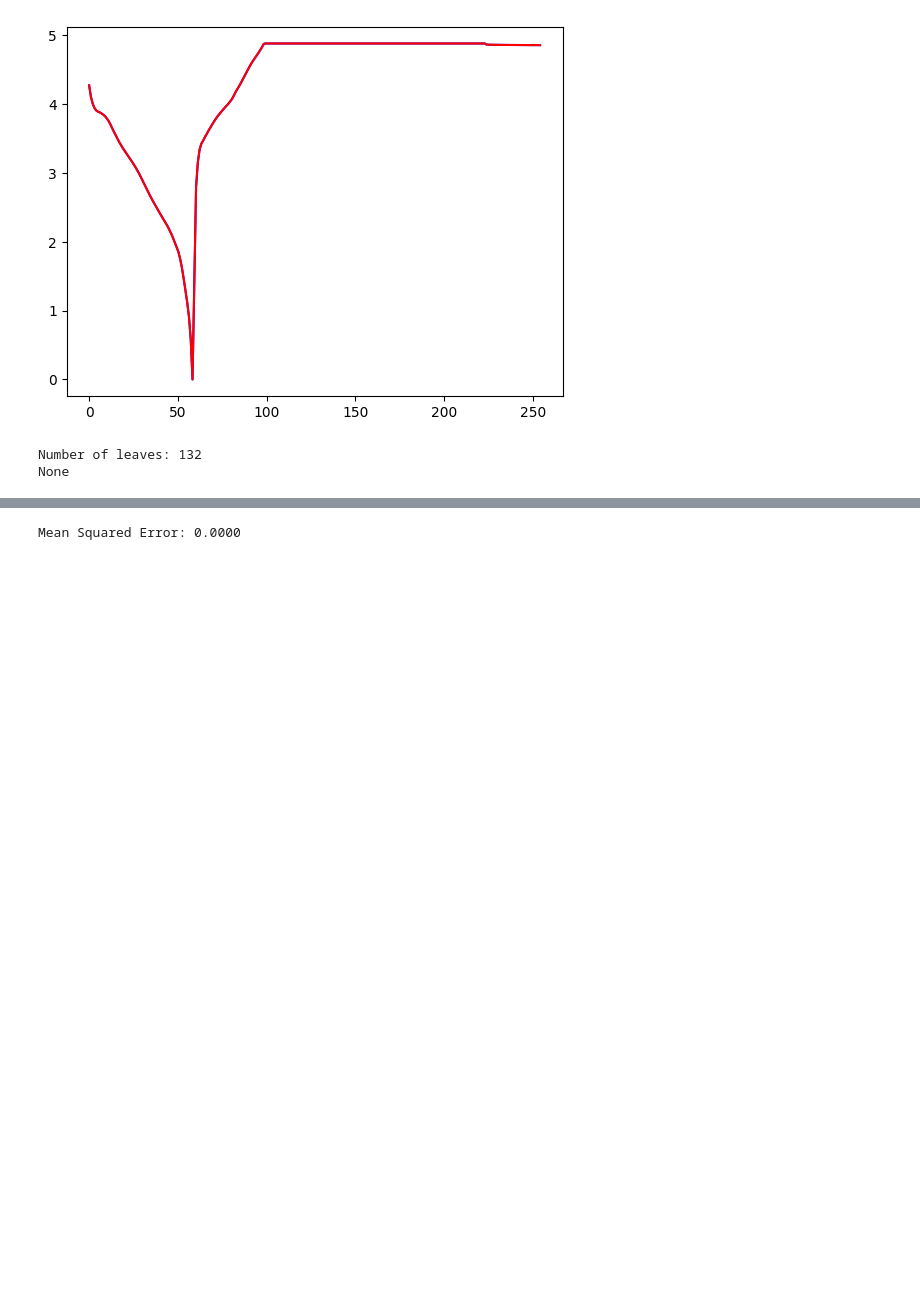
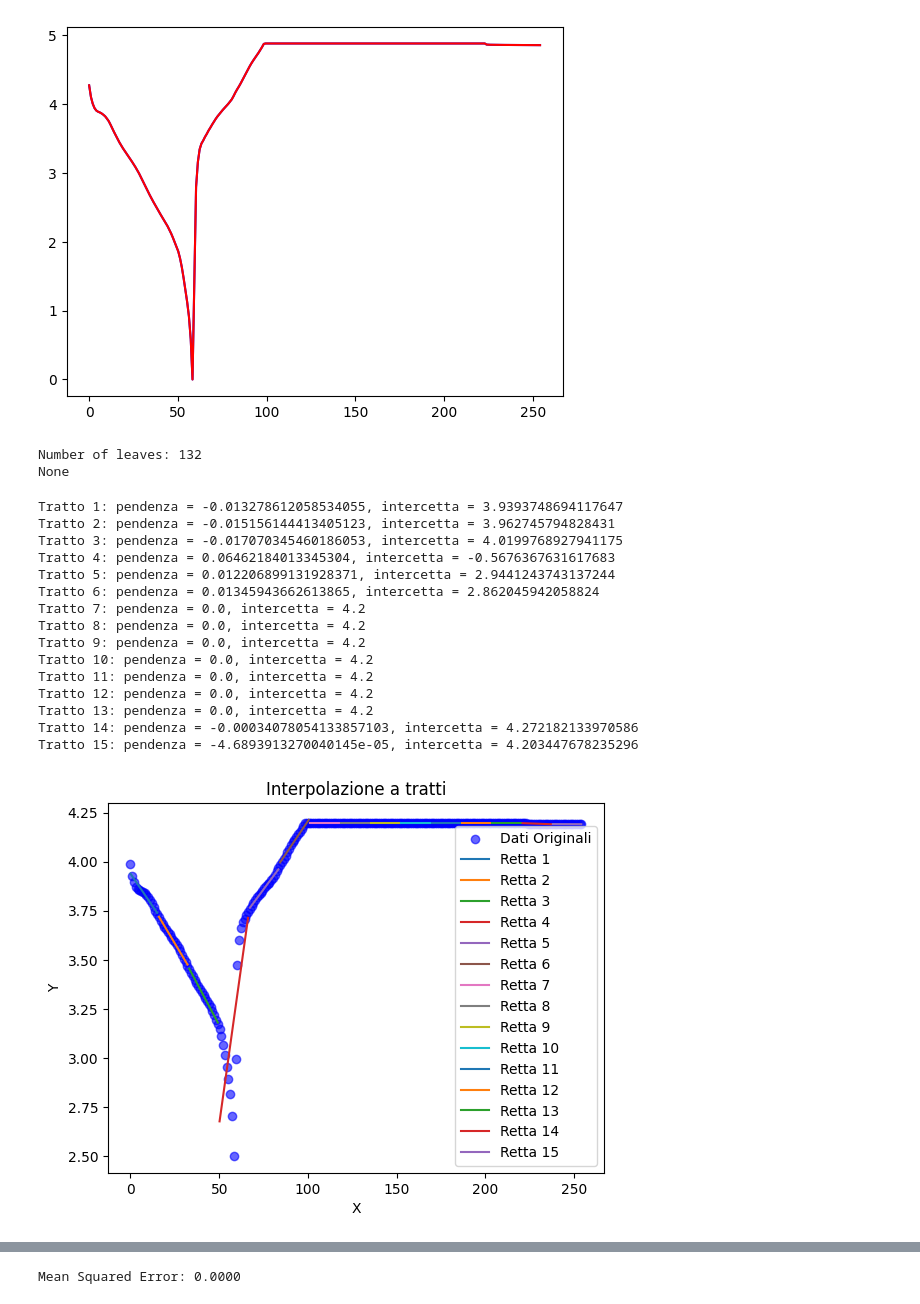
Before and after one commit to frekkoz3/EESTEC-HACKATHON-2025, a Jupyter notebook: curve_representation.ipynb, the cells around one changed output, grey strips where cells are left out. Drawn from its saved outputs; the diff is of its cells as text; code cells hidden in the pictures; blank space fills up the shorter version.

```diff
--- a/curve_representation.ipynb
+++ b/curve_representation.ipynb
@@ -211,6 +211,32 @@ for i, voltage_h in enumerate(voltages_history):
     y = voltage
     x = np.linspace(0, len(y), len(y)).reshape(-1, 1)
     curve_embeeding.append(embeed(interpolate_on_segments(x, y, N), i))
+# %%
+N = 15
+for i, voltage_h in enumerate(voltages_history[:1]):
+    voltage_h_no_chars = voltage_h.replace("[", "")
+    voltage_h_no_chars = voltage_h_no_chars.replace("]", "")
+    voltage = np.array([float(v.strip()) for v in voltage_h_no_chars.split()])
+    y = voltage
+    x = np.linspace(0, len(y), len(y)).reshape(-1, 1)
+    show_interpolations(x, y, N)
+# %% [output]
+Tratto 1: pendenza = -0.013278612058534055, intercetta = 3.9393748694117647
+Tratto 2: pendenza = -0.015156144413405123, intercetta = 3.962745794828431
+Tratto 3: pendenza = -0.017070345460186053, intercetta = 4.0199768927941175
+Tratto 4: pendenza = 0.06462184013345304, intercetta = -0.5676367631617683
+Tratto 5: pendenza = 0.012206899131928371, intercetta = 2.9441243743137244
+Tratto 6: pendenza = 0.01345943662613865, intercetta = 2.862045942058824
+Tratto 7: pendenza = 0.0, intercetta = 4.2
+Tratto 8: pendenza = 0.0, intercetta = 4.2
+Tratto 9: pendenza = 0.0, intercetta = 4.2
+Tratto 10: pendenza = 0.0, intercetta = 4.2
+Tratto 11: pendenza = 0.0, intercetta = 4.2
+Tratto 12: pendenza = 0.0, intercetta = 4.2
+Tratto 13: pendenza = 0.0, intercetta = 4.2
+Tratto 14: pendenza = -0.00034078054133857103, intercetta = 4.272182133970586
+Tratto 15: pendenza = -4.6893913270040145e-05, intercetta = 4.203447678235296
+[figure, added]
 # %%
 soh_values = data["SOH_values"]
 # %%
```
Also changed, not shown: parts of 2 cells of this notebook.
